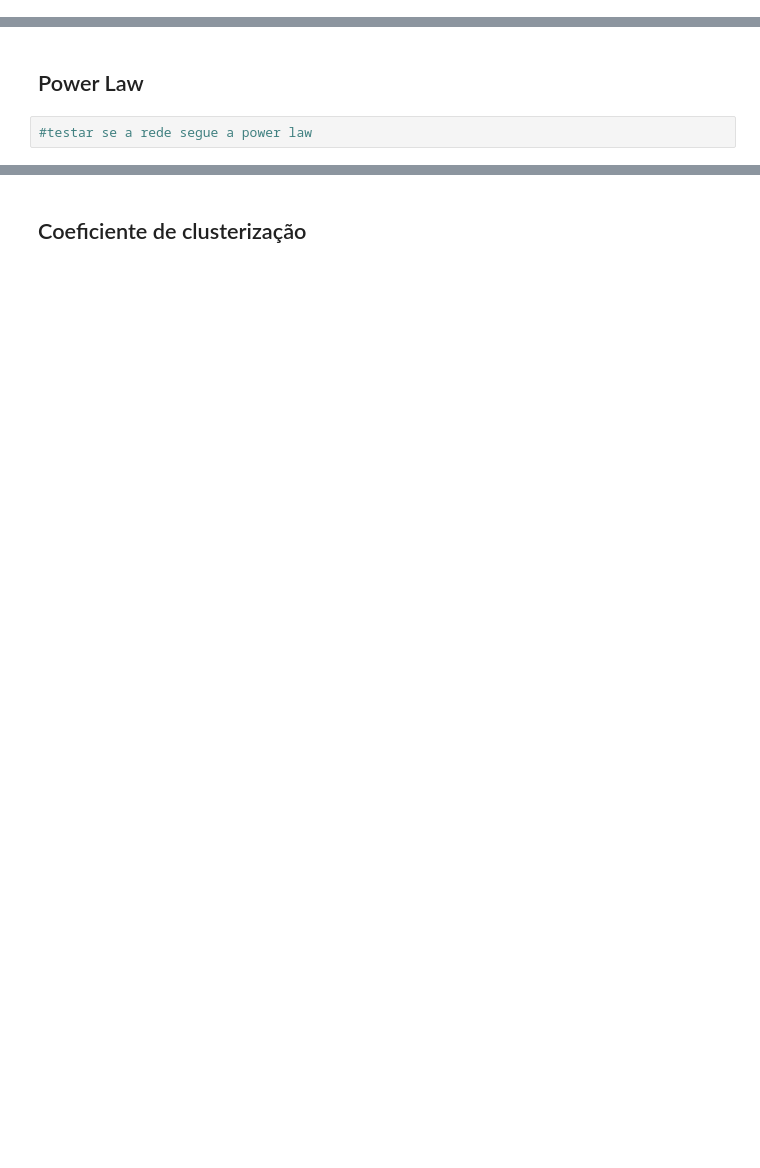
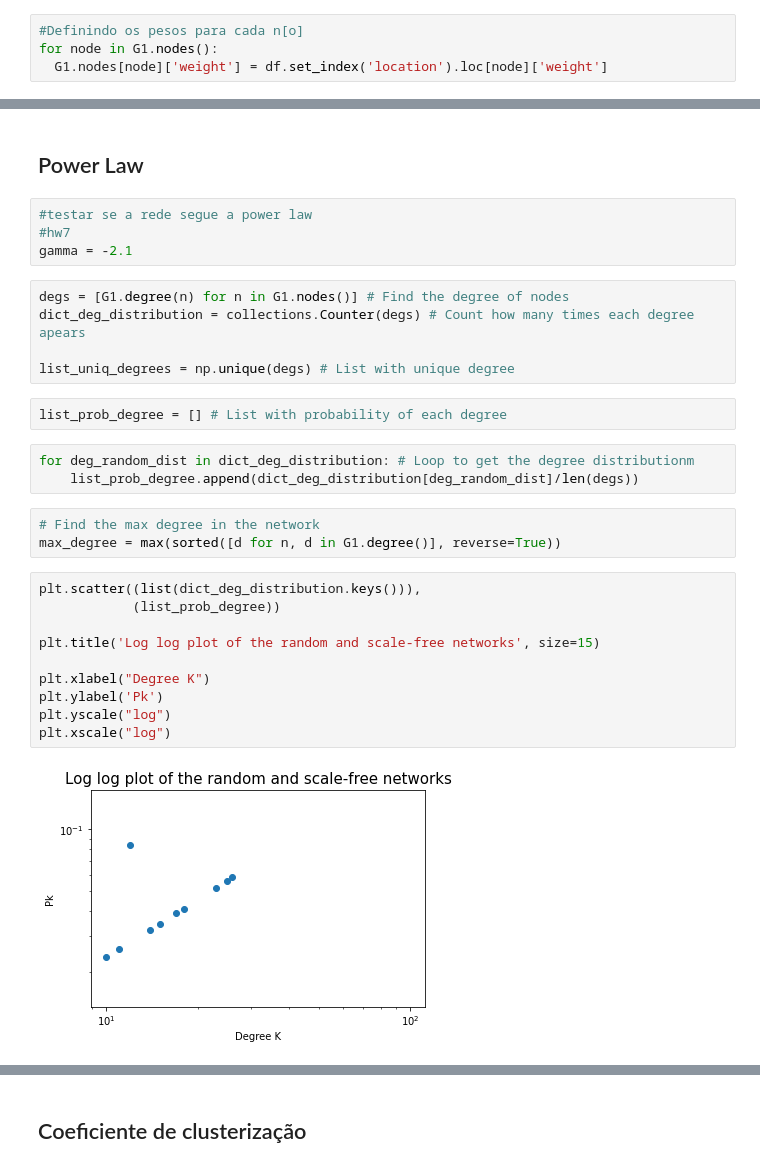
Before and after one commit to lstival/mo826, a Jupyter notebook: P3/P3_MO826.ipynb, the cells around one changed output, grey strips where cells are left out. Cells and saved outputs as stored; diff of their text form; blank space fills up the shorter version.

```diff
--- a/P3/P3_MO826.ipynb
+++ b/P3/P3_MO826.ipynb
@@ -72,0 +90,4 @@ O Grafo das quantidades possui 0 arestas e 132 vértices
+# %%
+#Definindo os pesos para cada n[o]
+for node in G1.nodes():
+  G1.nodes[node]['weight'] = df.set_index('location').loc[node]['weight']
@@ -74,3 +134,30 @@ O Grafo das quantidades possui 0 arestas e 132 vértices
 ## Power Law
 # %%
 #testar se a rede segue a power law
+#hw7
+gamma = -2.1
+# %%
+degs = [G1.degree(n) for n in G1.nodes()] # Find the degree of nodes
+dict_deg_distribution = collections.Counter(degs) # Count how many times each degree apears
+
+list_uniq_degrees = np.unique(degs) # List with unique degree
+# %%
+list_prob_degree = [] # List with probability of each degree
+# %%
+for deg_random_dist in dict_deg_distribution: # Loop to get the degree distributionm
+    list_prob_degree.append(dict_deg_distribution[deg_random_dist]/len(degs))
+# %%
+# Find the max degree in the network
+max_degree = max(sorted([d for n, d in G1.degree()], reverse=True))
+# %%
+plt.scatter((list(dict_deg_distribution.keys())),
+            (list_prob_degree))
+
+plt.title('Log log plot of the random and scale-free networks', size=15)
+
+plt.xlabel("Degree K")
+plt.ylabel('Pk')
+plt.yscale("log")
+plt.xscale("log")
+# %% [output]
+[figure, added]
```
Also changed, not shown: parts of 24 cells of this notebook.
